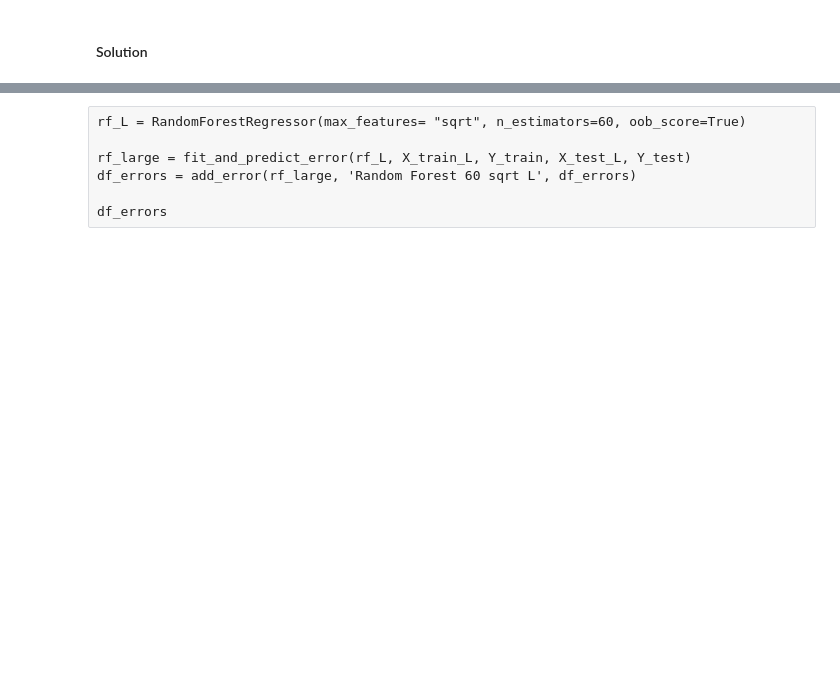
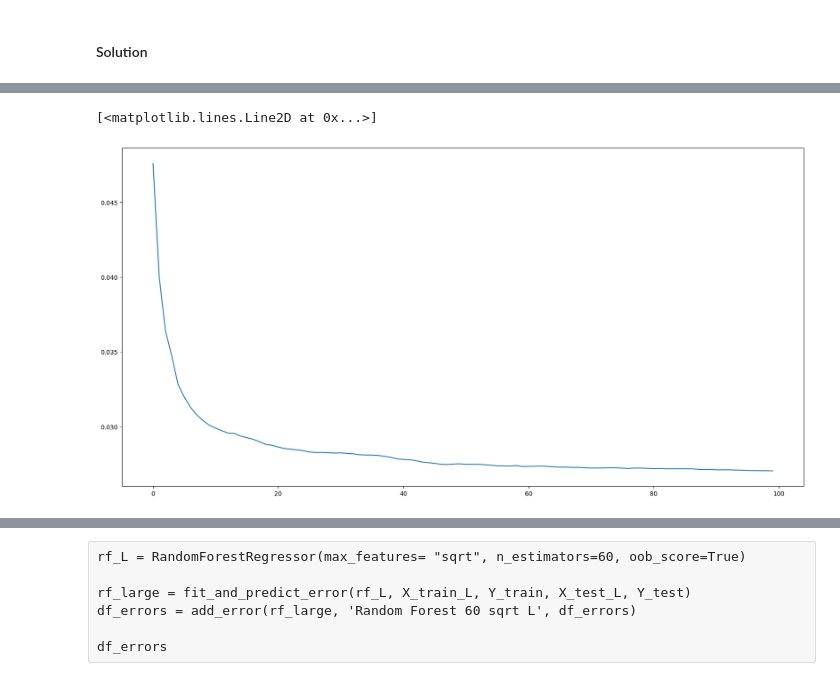
Before and after one commit to tabea17/formationCNRSdeepLearning, a Jupyter notebook: TPs/day2_corrige.ipynb, the cells around one changed output, grey strips where cells are left out. Drawn from its saved outputs; the diff is of its cells as text; code cells hidden in the pictures; blank space fills up the shorter version.

```diff
--- a/TPs/day2_corrige.ipynb
+++ b/TPs/day2_corrige.ipynb
@@ -751,0 +1121,7 @@ df_errors
+# %%
+rf_sqrt_no_bootstrap = RandomForestRegressor(max_features= "sqrt", bootstrap=False)
+
+rf_sqrt_no_bootstrap_S = fit_and_predict_error(rf_sqrt_no_bootstrap, X_train_S, Y_train, X_test_S, Y_test)
+df_errors = add_error(rf_sqrt_no_bootstrap_S, 'Random Forest sqrt no bootstrap S', df_errors)
+
+df_errors
@@ -752,11 +1148,14 @@ df_errors
 # %%
-K = rf_S.n_estimators
+K = rf_sqrt_no_bootstrap.n_estimators
 prev_test = np.zeros((len(X_test_S), K))
 errEvol = np.zeros(K)
 for k in range(K):
-    prev_test[:, k] = rf_S.estimators_[k].predict(X_test_S.values)
+    prev_test[:, k] = rf_sqrt_no_bootstrap.estimators_[k].predict(X_test_S.values)
     pred_mean_k = prev_test[:, : (k+1)].mean(axis = 1)
     errEvol[k] = mape(Y_test, pred_mean_k)
 plt.plot(errEvol)
+# %% [output]
+[<matplotlib.lines.Line2D at 0x...>]
+[figure, added]
 # %%
 rf.oob_score_
```
Also changed, not shown: parts of 78 cells of this notebook, 2 other files.
